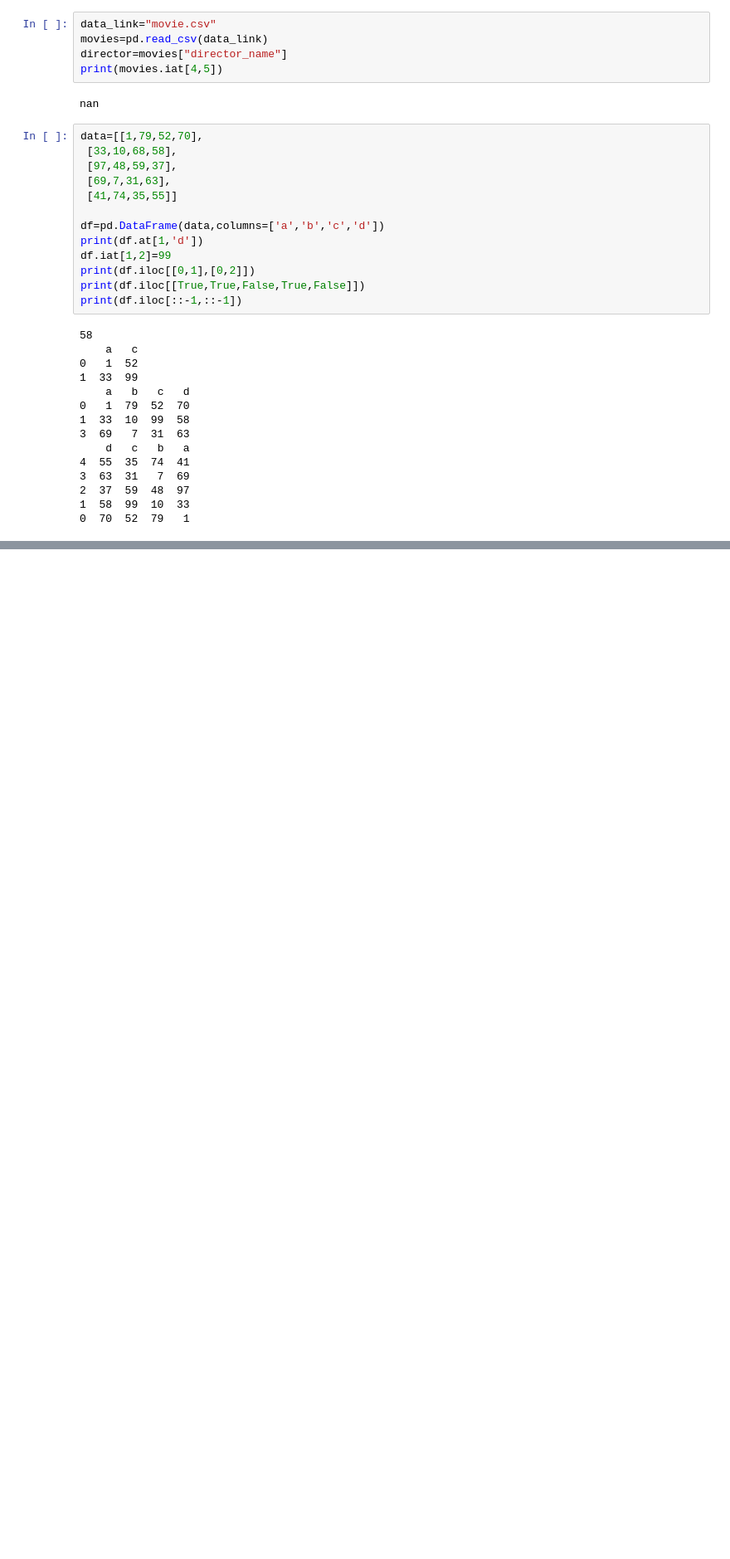
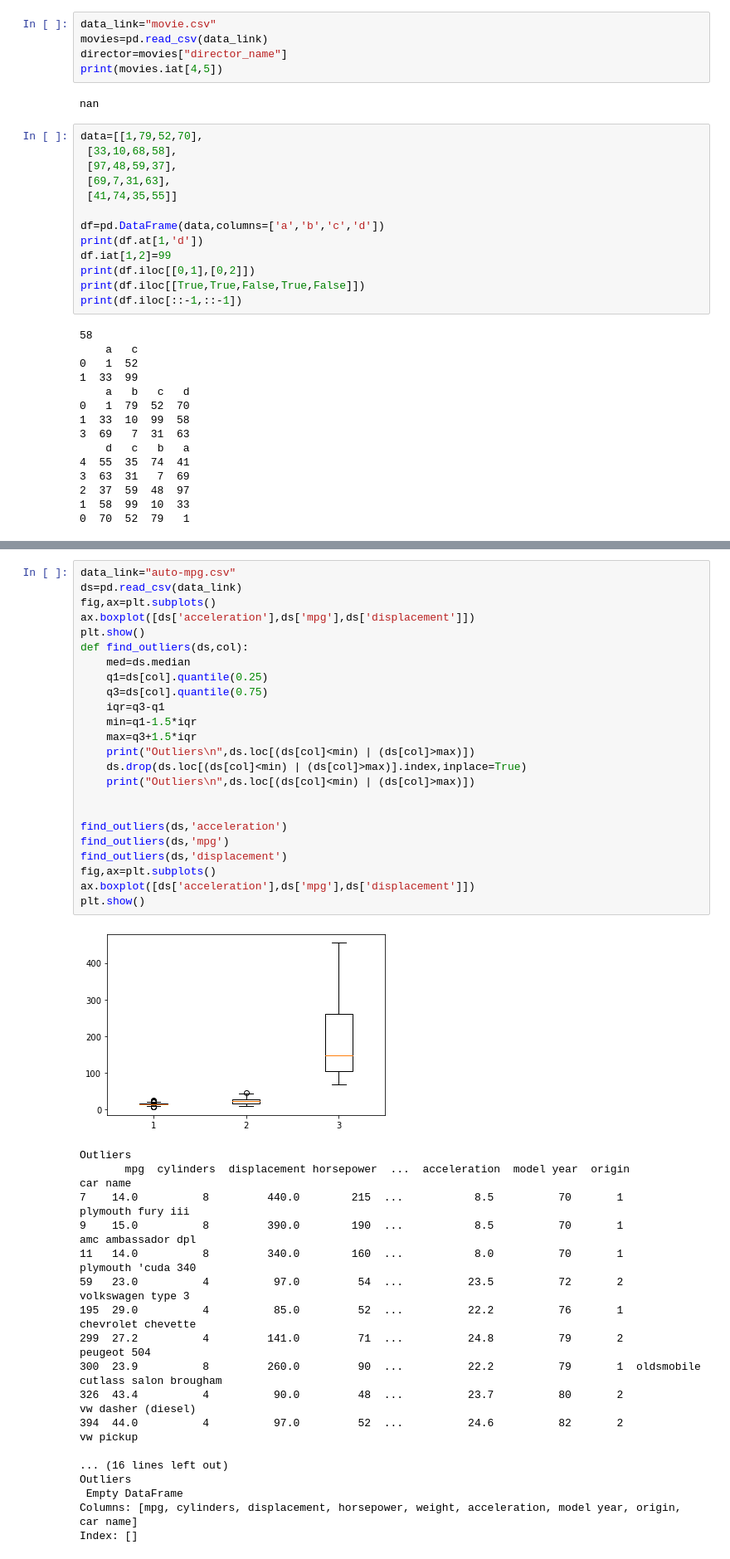
Before and after one commit to dhruv-4604/Python_DailyLec, a Jupyter notebook: SEM 4/PY/T1.ipynb, the cells around one changed output, grey strips where cells are left out. Shown at 83% size. Cells and saved outputs as stored; diff of their text form; blank space fills up the shorter version.

```diff
--- a/SEM 4/PY/T1.ipynb
+++ b/SEM 4/PY/T1.ipynb
@@ -116,0 +245,43 @@ Name: max_speed, dtype: int64
+# %%
+data_link="auto-mpg.csv"
+ds=pd.read_csv(data_link)
+fig,ax=plt.subplots()
+ax.boxplot([ds['acceleration'],ds['mpg'],ds['displacement']])
+plt.show()
+def find_outliers(ds,col):
+    med=ds.median
+    q1=ds[col].quantile(0.25)
+    q3=ds[col].quantile(0.75)
+    iqr=q3-q1
+    min=q1-1.5*iqr
+    max=q3+1.5*iqr
+    print("Outliers\n",ds.loc[(ds[col]<min) | (ds[col]>max)])
+    ds.drop(ds.loc[(ds[col]<min) | (ds[col]>max)].index,inplace=True)
+    print("Outliers\n",ds.loc[(ds[col]<min) | (ds[col]>max)])
+
+
+find_outliers(ds,'acceleration')
+find_outliers(ds,'mpg')
+find_outliers(ds,'displacement')
+fig,ax=plt.subplots()
+ax.boxplot([ds['acceleration'],ds['mpg'],ds['displacement']])
+plt.show()
+# %% [output]
+[figure, added]
+Outliers
+       mpg  cylinders  displacement horsepower  ...  acceleration  model year  origin                           car name
+7    14.0          8         440.0        215  ...           8.5          70       1                  plymouth fury iii
+9    15.0          8         390.0        190  ...           8.5          70       1                 amc ambassador dpl
+11   14.0          8         340.0        160  ...           8.0          70       1                 plymouth 'cuda 340
+59   23.0          4          97.0         54  ...          23.5          72       2                  volkswagen type 3
+195  29.0          4          85.0         52  ...          22.2          76       1                 chevrolet chevette
+299  27.2          4         141.0         71  ...          24.8          79       2                        peugeot 504
+300  23.9          8         260.0         90  ...          22.2          79       1  oldsmobile cutlass salon brougham
+326  43.4          4          90.0         48  ...          23.7          80       2                 vw dasher (diesel)
+394  44.0          4          97.0         52  ...          24.6          82       2                          vw pickup
+
+... (16 lines left out)
+Outliers
+ Empty DataFrame
+Columns: [mpg, cylinders, displacement, horsepower, weight, acceleration, model year, origin, car name]
+Index: []
```
Also changed, not shown: parts of 56 cells of this notebook, 9 other files.
